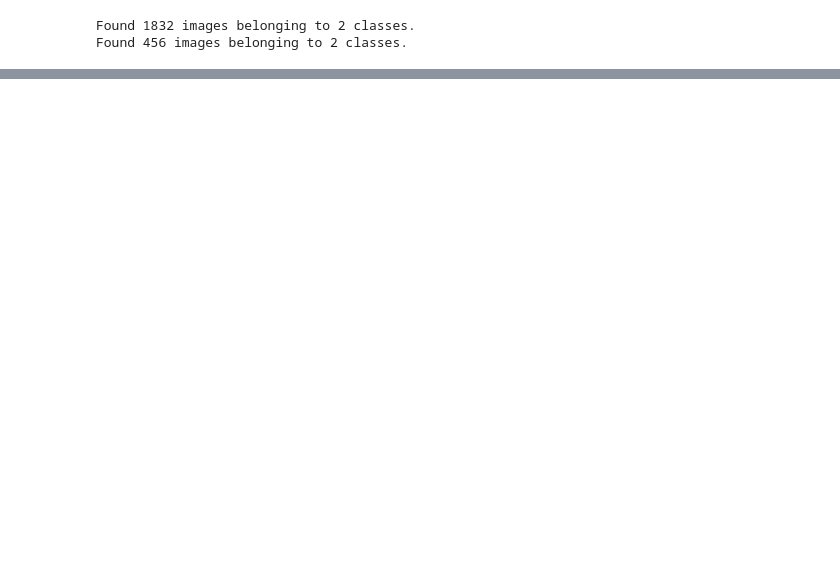
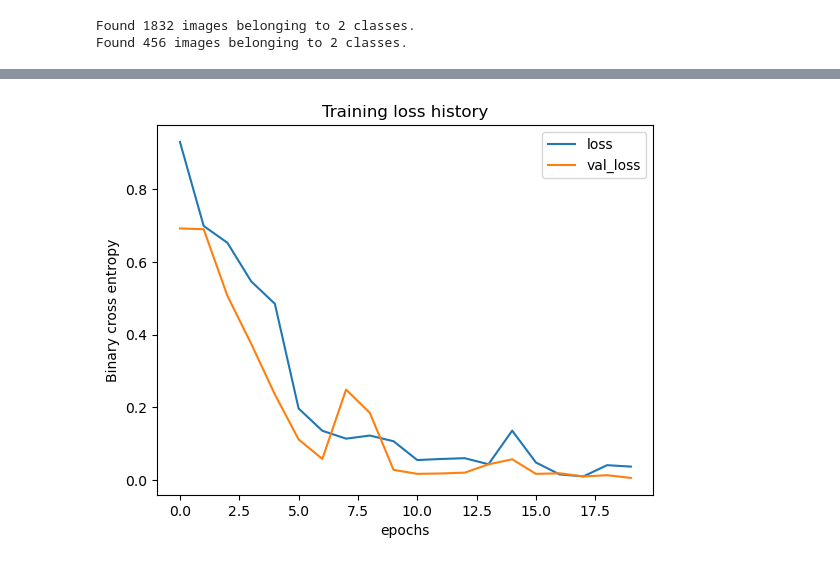
Before and after one commit to ddcots24/Hello-Fresh, a Jupyter notebook: Hello_Fresh.ipynb, the cells around one changed output, grey strips where cells are left out. Cells and saved outputs as stored; diff of their text form; code cells hidden in the pictures; blank space fills up the shorter version.

Commit message:
third model with confusion matrix

```diff
--- a/Hello_Fresh.ipynb
+++ b/Hello_Fresh.ipynb
@@ -310,16 +320,17 @@ train_datagen_aug2 = ImageDataGenerator(rescale = 1./255,
                                        validation_split = .2)
 train_generator_aug2 = train_datagen_aug2.flow_from_directory(train_dir, target_size = (224, 224),
                                                     color_mode = 'rgb', batch_size = 32,
-                                                    class_mode = 'binary',
+                                                    class_mode = 'categorical',
                                                     seed = 24,
                                                     subset = 'training'
                                                    )
 # Creating a validation generator with data augmentation
 validation_generator_aug2 = train_datagen_aug2.flow_from_directory(train_dir, target_size = (224, 224),
                                                          color_mode = 'rgb', batch_size = 32,
-                                                         class_mode = 'binary',
+                                                         class_mode = 'categorical',
                                                          subset = 'validation',
                                                          seed = 24
+
                                                         )
 # %% [output]
 Found 1832 images belonging to 2 classes.
@@ -353,8 +364,8 @@ model3.add(Dropout(0.2))
 model3.add(Dense(64, activation = 'relu'))
 model3.add(Dense(32, activation = 'relu'))
 model3.add(Dropout(0.25))
-model3.add(Dense(1, activation = 'sigmoid'))
-model3.compile(optimizer = 'adam', loss = 'binary_crossentropy', metrics = ['accuracy'])
+model3.add(Dense(2, activation = 'softmax'))
+model3.compile(optimizer = 'adam', loss = 'categorical_crossentropy', metrics = ['accuracy'])
 # %%
 model_3_history = model3.fit(train_generator_aug2, epochs = 20, steps_per_epoch = 20, validation_data = validation_generator_aug2)
 # %% [output]
@@ -377,0 +389,10 @@ Epoch 20/20
+# %%
+model3_df = pd.DataFrame(model_3_history.history)
+model3_df.index.name = 'epochs'
+col_list = ['loss', 'val_loss']
+model3_df[col_list].plot()
+plt.ylabel('Binary cross entropy')
+plt.title('Training loss history')
+plt.show()
+# %% [output]
+[figure, added]
```
Also changed, not shown: parts of 11 cells of this notebook.
